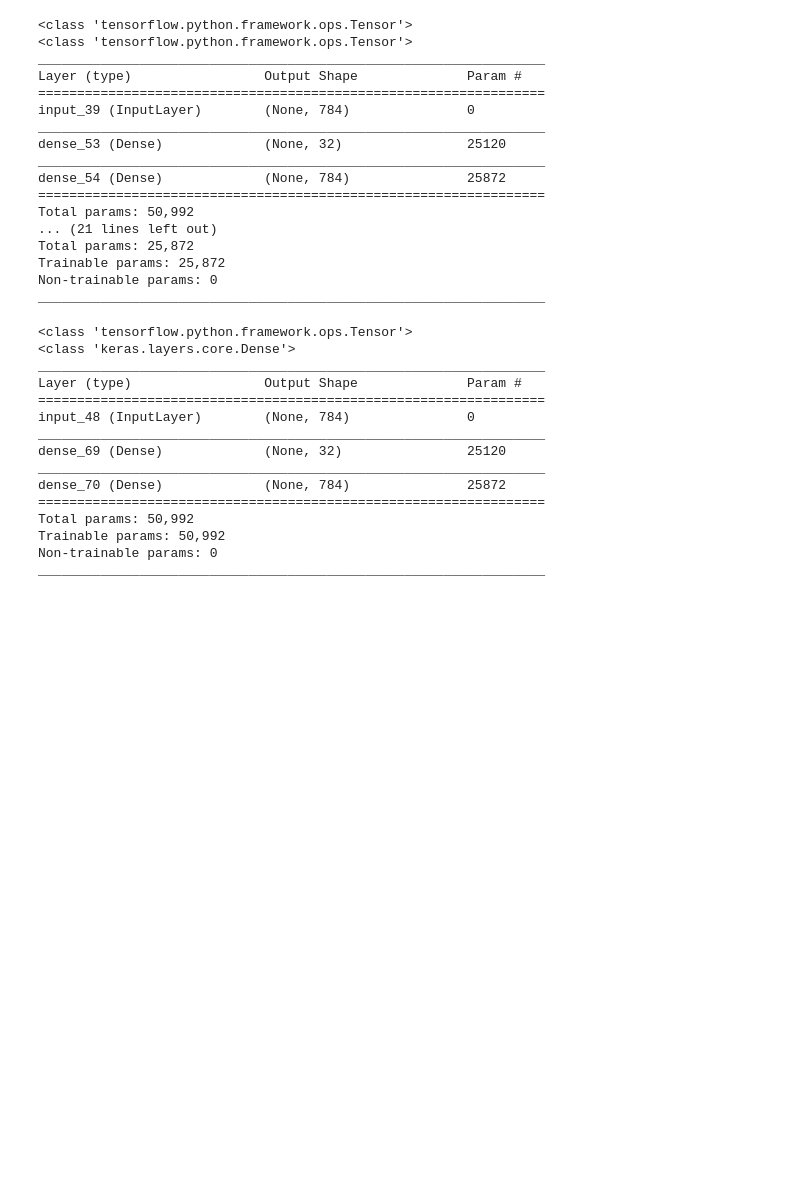
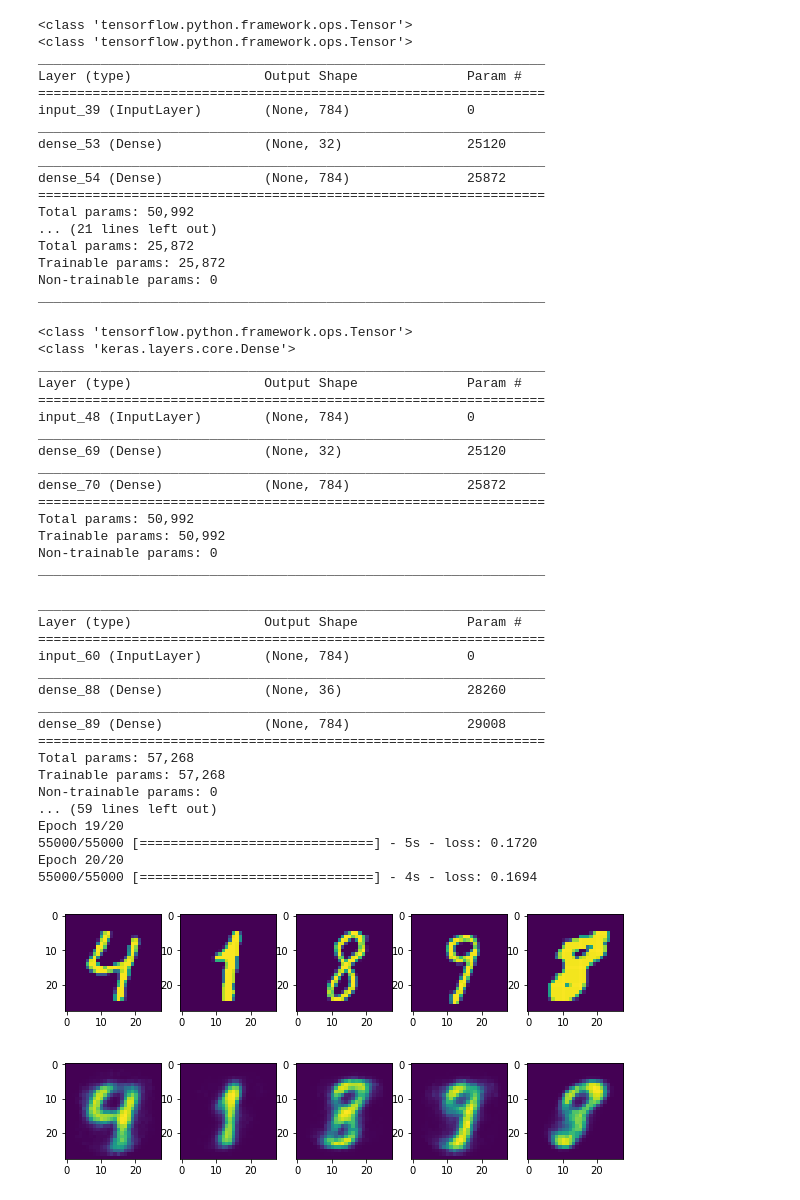
Before and after one commit to frhyme/frhyme.github.io, a Jupyter notebook: _posts/personal_ipynb/180624-autoencoder.ipynb, the cells around one changed output. Saved outputs shown, nothing was run; the diff lists cells and outputs as text; code cells hidden in the pictures; blank space fills up the shorter version.

Commit message:
autoencoder ing

```diff
--- a/_posts/personal_ipynb/180624-autoencoder.ipynb
+++ b/_posts/personal_ipynb/180624-autoencoder.ipynb
@@ -92,3 +92,70 @@ Total params: 50,992
 Trainable params: 50,992
 Non-trainable params: 0
 _________________________________________________________________
+# %%
+from tensorflow.examples.tutorials.mnist import input_data
+
+mnist = input_data.read_data_sets("MNIST_data/", one_hot=True)
+x_train, y_train = mnist.train.images, mnist.train.labels
+x_test, y_test = mnist.test.images, mnist.test.labels
+# %%
+import numpy as np
+import matplotlib.pyplot as plt
+
+from keras.models import Sequential, Model
+from keras.layers import Input, Dense, Activation
+from keras.optimizers import Adam, SGD
+
+#######
+## auto encoder
+encoding_dim = 36
+input_img = Input(shape=(784,))
+encoded = Dense(encoding_dim, activation='relu')(input_img)
+
+decoded = Dense(784, activation='sigmoid')(encoded)
+autoencoder_simple = Model(input_img, decoded)
+
+#######
+## encoder: 부분만 분할하여 따로 모델로 만듬
+encoder = Model(input_img, autoencoder_simple.layers[1](input_img))
+
+#######
+## decoder: 부분만 분할하여 따로 모델로 만듬
+encoded_img = Input(shape=(encoding_dim,))
+decoder = Model(encoded_img, autoencoder_simple.layers[2](encoded_img))
+
+autoencoder_simple.summary()
+encoder.summary()
+decoder.summary()
+
+#### autoencoder training
+autoencoder_simple.compile(optimizer='adadelta', loss='binary_crossentropy')
+autoencoder_simple.fit(x_train, x_train, epochs=20, batch_size=500, verbose=1)
+
+########
+# plotting encoded and decoded img
+sel_idx = [ np.random.randint(0, len(x_train)) for i in range(0, 5)]
+f, axes = plt.subplots(2, len(sel_idx), figsize=(10, 5))
+for i in range(0, len(axes[0])):
+    axes[0][i].imshow(x_train[sel_idx[i], :].reshape(28, 28))
+    axes[1][i].imshow(autoencoder_simple.predict(x_train[[sel_idx[i]], :]).reshape(28, 28))
+plt.show()
+# %% [output]
+_________________________________________________________________
+Layer (type)                 Output Shape              Param #
+=================================================================
+input_60 (InputLayer)        (None, 784)               0
+_________________________________________________________________
+dense_88 (Dense)             (None, 36)                28260
+_________________________________________________________________
+dense_89 (Dense)             (None, 784)               29008
+=================================================================
+Total params: 57,268
+Trainable params: 57,268
+Non-trainable params: 0
+... (59 lines left out)
+Epoch 19/20
+55000/55000 [==============================] - 5s - loss: 0.1720
+Epoch 20/20
+55000/55000 [==============================] - 4s - loss: 0.1694
+[figure, added]
```
Also changed, not shown: parts of 4 cells of this notebook, 6 other files.
